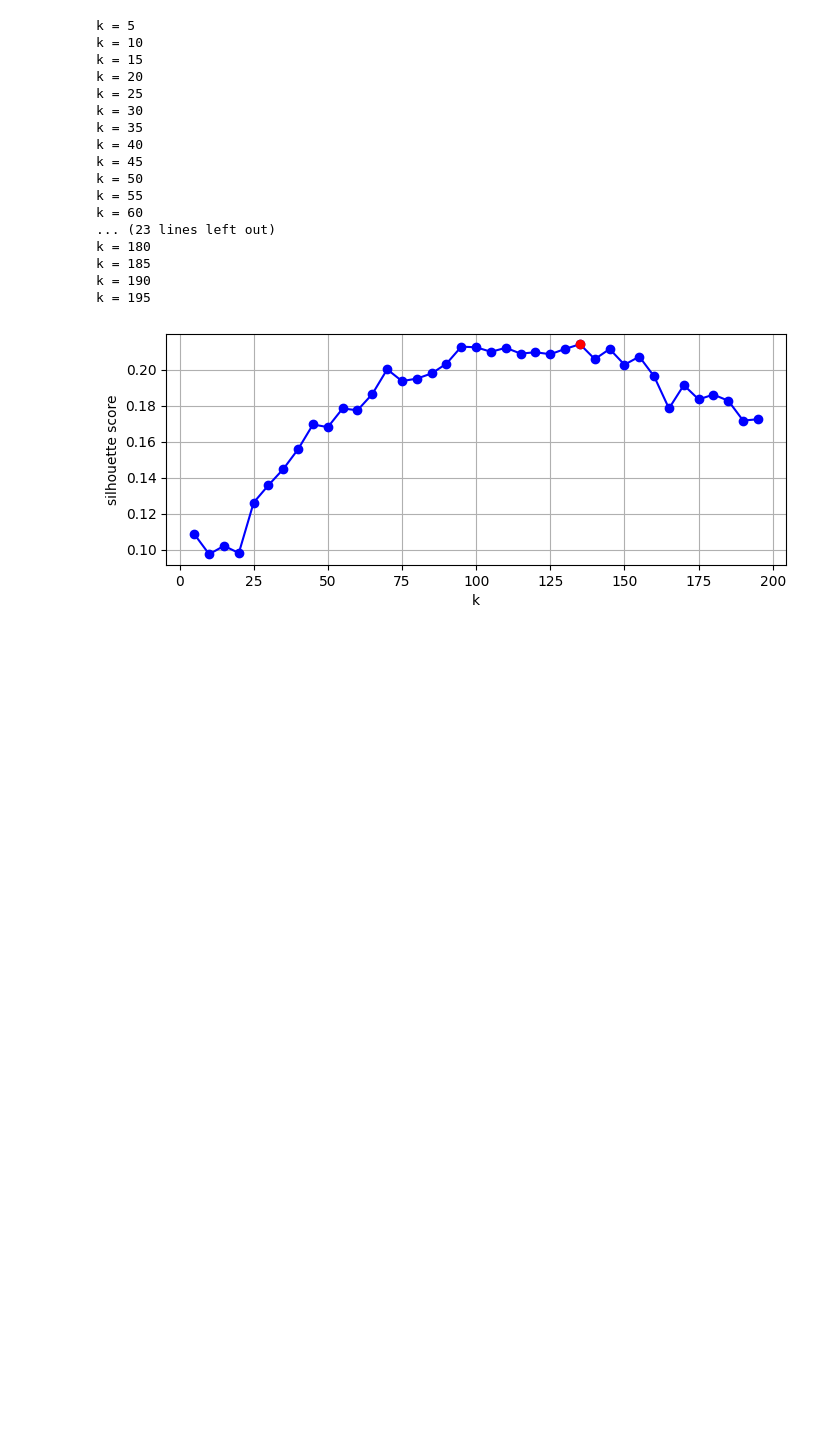
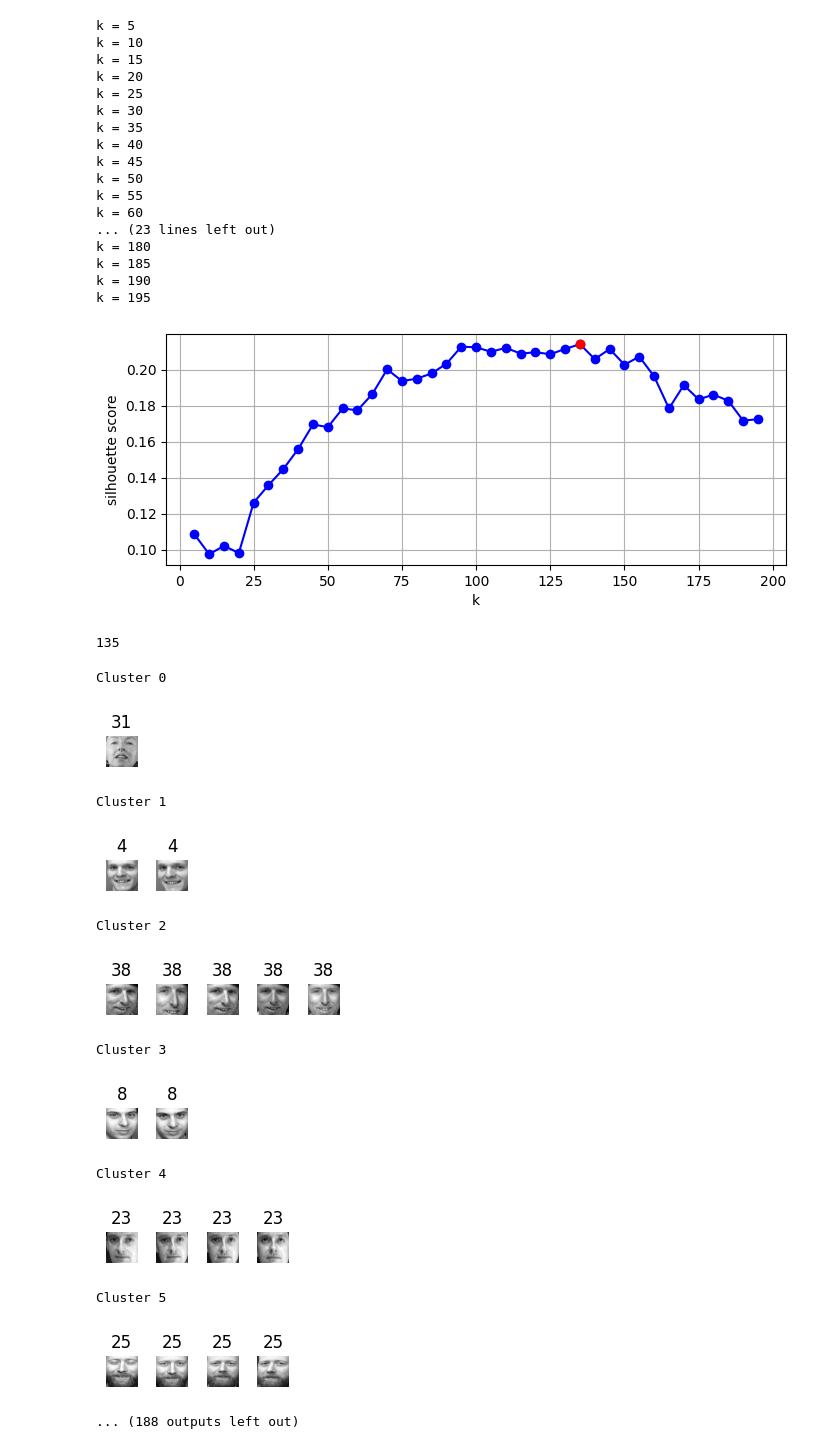
Before and after one commit to juliovr/homl, a Jupyter notebook: 09_unsupervised_learning_techniques.ipynb, the cells around one changed output. Saved outputs shown, nothing was run; the diff lists cells and outputs as text; code cells hidden in the pictures; blank space fills up the shorter version.

```diff
--- a/09_unsupervised_learning_techniques.ipynb
+++ b/09_unsupervised_learning_techniques.ipynb
@@ -560,5 +556,40 @@ plt.ylabel("silhouette score")
 plt.show()
 # %% [output]
 [figure]
+# %%
+best_k
+# %% [output]
+135
 # %%
-# TODO: visualize the clusters
+def plot_faces(faces, labels):
+    faces = faces.reshape(-1, 64, 64)
+    for index, (face, label) in enumerate(zip(faces, labels)):
+        plt.subplot(10, 10, index + 1)
+        plt.imshow(face, cmap="grey")
+        plt.title(label)
+        plt.axis("off")
+
+    plt.show()
+
+best_model = models[max_idx]
+for cluster_id in np.unique(best_model.labels_):
+    print(f"Cluster {cluster_id}")
+    in_cluster = best_model.labels_ == cluster_id
+    faces = X_train[in_cluster]
+    labels = y_train[in_cluster]
+
+    plot_faces(faces, labels)
+# %% [output]
+Cluster 0
+[figure, added]
+Cluster 1
+[figure, added]
+Cluster 2
+[figure, added]
+Cluster 3
+[figure, added]
+Cluster 4
+[figure, added]
+Cluster 5
+[figure, added]
+... (188 outputs left out)
```
Also changed, not shown: parts of 9 cells of this notebook.
